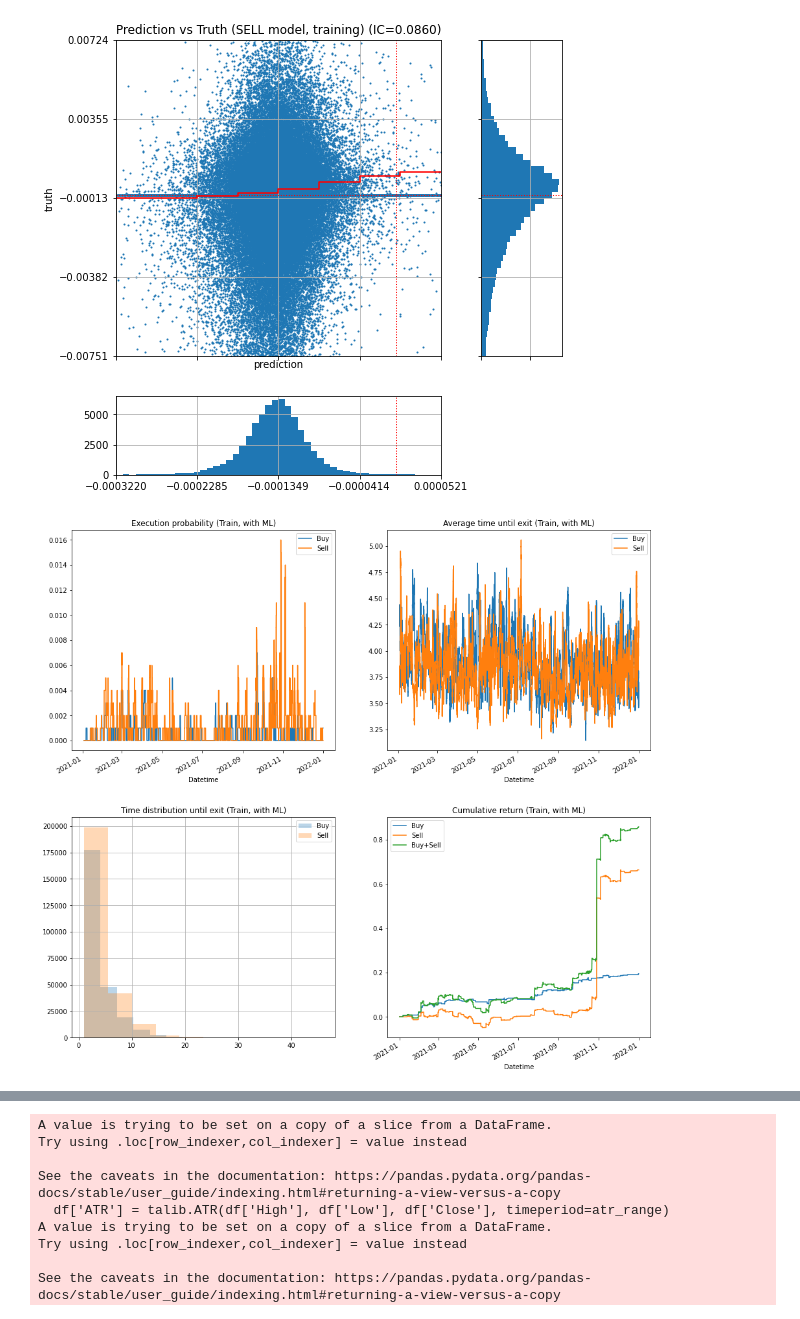
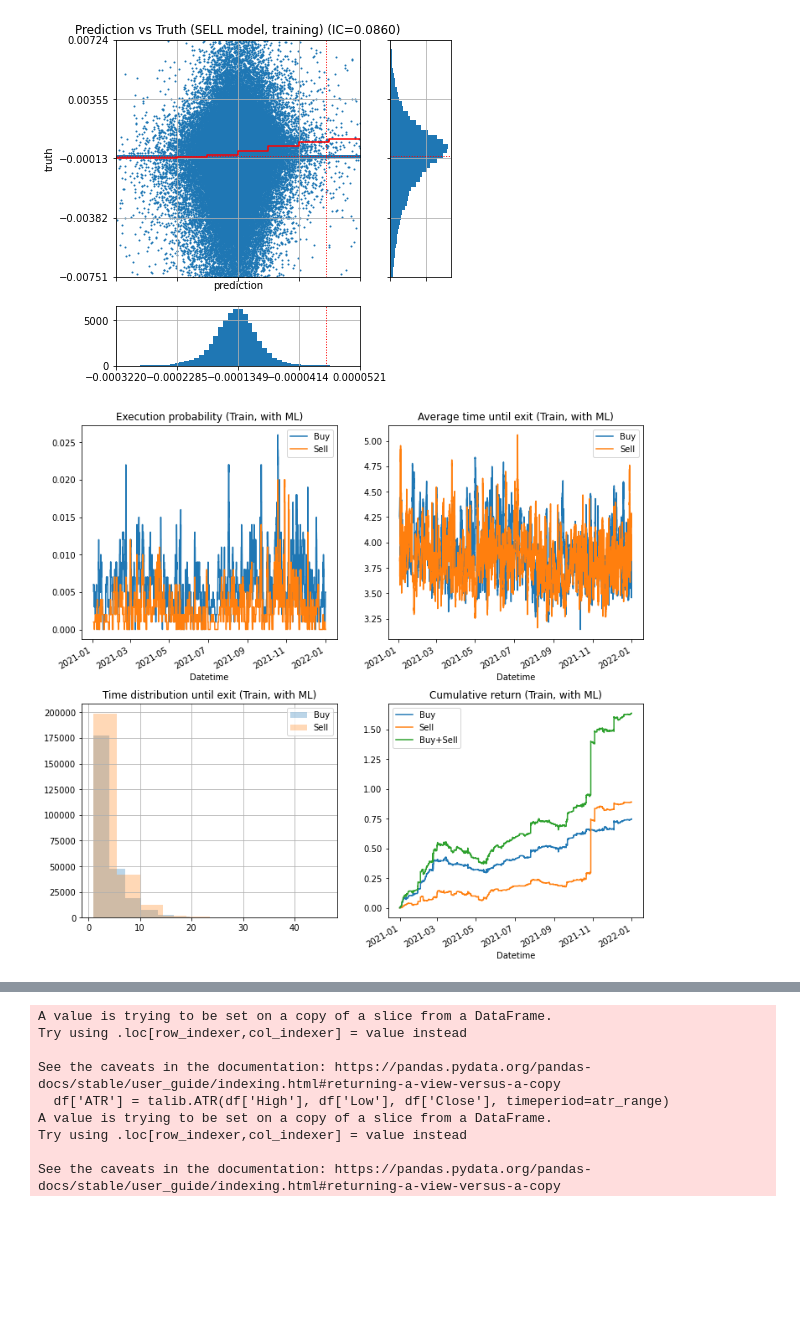
Before and after one commit to WannabeBotter/crypto_misc_jupyter, a Jupyter notebook: richman_dollarbar/richman_dollarbar.ipynb, the cells around one changed output, grey strips where cells are left out. Drawn from its saved outputs; the diff is of its cells as text; code cells hidden in the pictures; blank space fills up the shorter version.

```diff
--- a/richman_dollarbar/richman_dollarbar.ipynb
+++ b/richman_dollarbar/richman_dollarbar.ipynb
@@ -358,7 +358,7 @@ from sklearn.metrics import mean_squared_error
 
 # パフォーマンスを表示するためのユーティリティ関数
 def display_performance(df, subtitle):
-    fig, ax = plt.subplots(2, 2, figsize=(16, 16))
+    fig, ax = plt.subplots(2, 2, figsize=(12, 12))
     plt.subplots_adjust(wspace=0.2, hspace=0.3)
 
     df['buy_executed'].rolling(1000).mean().plot(label='Buy', ax=ax[0, 0])
@@ -428,7 +428,7 @@ def display_true_vs_pred(series_true, series_pred, subtitle):
     true_min = true_mean - 4*true_std
 
     fig, ax = plt.subplots(2, 2, sharex='col', sharey = 'row',
-                           gridspec_kw={'width_ratios': [2, 0.5], 'height_ratios': [2, 0.5]}, figsize=(8, 8))
+                           gridspec_kw={'width_ratios': [2, 0.5], 'height_ratios': [2, 0.5]}, figsize=(6, 6))
 
     # 予測値のレンジごとに真値の平均をプロットして比例関係があることを確認する
     pred_sections = []
@@ -623,9 +623,9 @@ df_validation = calc_features(df_validation)
 df_validation = calc_buysell(df_validation, pips = 1, atr_mux = atr_mux, atr_range = atr_range)
 
 # Optunaを使って最適パラメータを探しながらモデルをトレーニング
-model_buy, buy_train_param = optuna_optimize(df_train, df_validation, features, 'y_buy', train_fixed_params)
-model_sell, sell_train_param = optuna_optimize(df_train, df_validation, features, 'y_sell', train_fixed_params)
+#model_buy, buy_train_param = optuna_optimize(df_train, df_validation, features, 'y_buy', train_fixed_params)
+#model_sell, sell_train_param = optuna_optimize(df_train, df_validation, features, 'y_sell', train_fixed_params)
 
 # 保存済みのモデルをロード
-#model_buy = joblib.load('y_buy.model.xz')
-#model_sell = joblib.load('y_sell.model.xz')
+model_buy = joblib.load('y_buy.model.xz')
+model_sell = joblib.load('y_sell.model.xz')
@@ -641,8 +636,8 @@ df_train['y_pred_buy'] = model_buy.predict(df_train[features], num_iteration=mod
 df_train['y_pred_sell'] = model_sell.predict(df_train[features], num_iteration=model_buy.best_iteration)
 
 # 予測が正でない行では取引しないので、buy_executedとsell_executedをすべて0にしておく
-df_train.loc[df_train['y_pred_buy'] <= -0.0001211, 'buy_executed'] = 0.0
-df_train.loc[df_train['y_pred_sell'] <= -0.0001349, 'sell_executed'] = 0.0
+df_train.loc[df_train['y_pred_buy'] <= -0.0000591, 'buy_executed'] = 0.0
+df_train.loc[df_train['y_pred_sell'] <= -0.0000414, 'sell_executed'] = 0.0
 
 display_true_vs_pred(df_train['y_buy'], df_train['y_pred_buy'], 'Prediction vs Truth (BUY model, training)')
 display_true_vs_pred(df_train['y_sell'], df_train['y_pred_sell'], 'Prediction vs Truth (SELL model, training)')
@@ -668,5 +663,5 @@ p平均 0.2683408466845915
-[figure, old version]
+[figure, new version]
-[figure, old version]
+[figure, new version]
 [figure]
 # %%
 # テスト区間 (今はバリデーション区間と被っている) のデータに売買アクションと特徴量を追加
```
Also changed, not shown: parts of 6 cells of this notebook, 1 other file.
